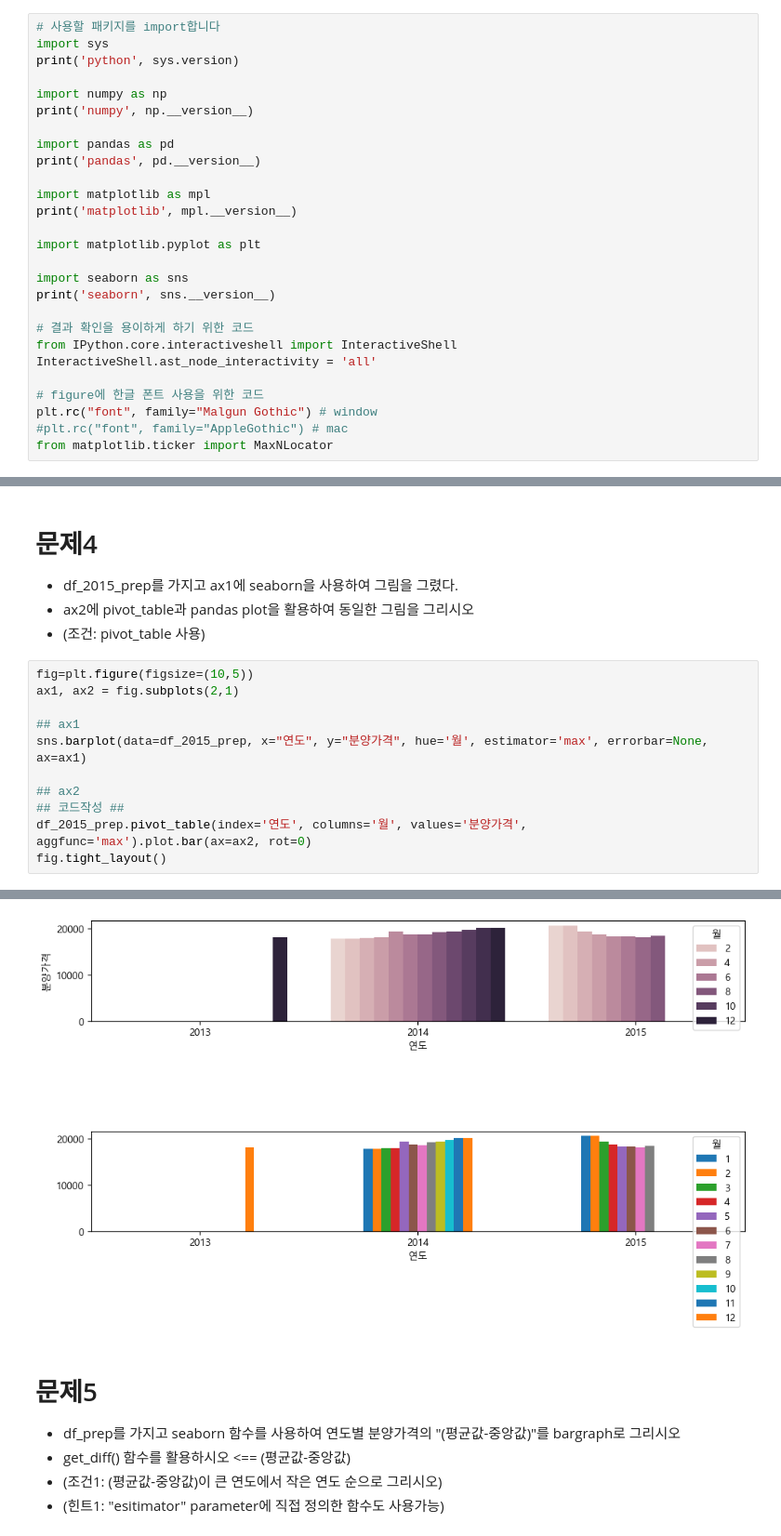
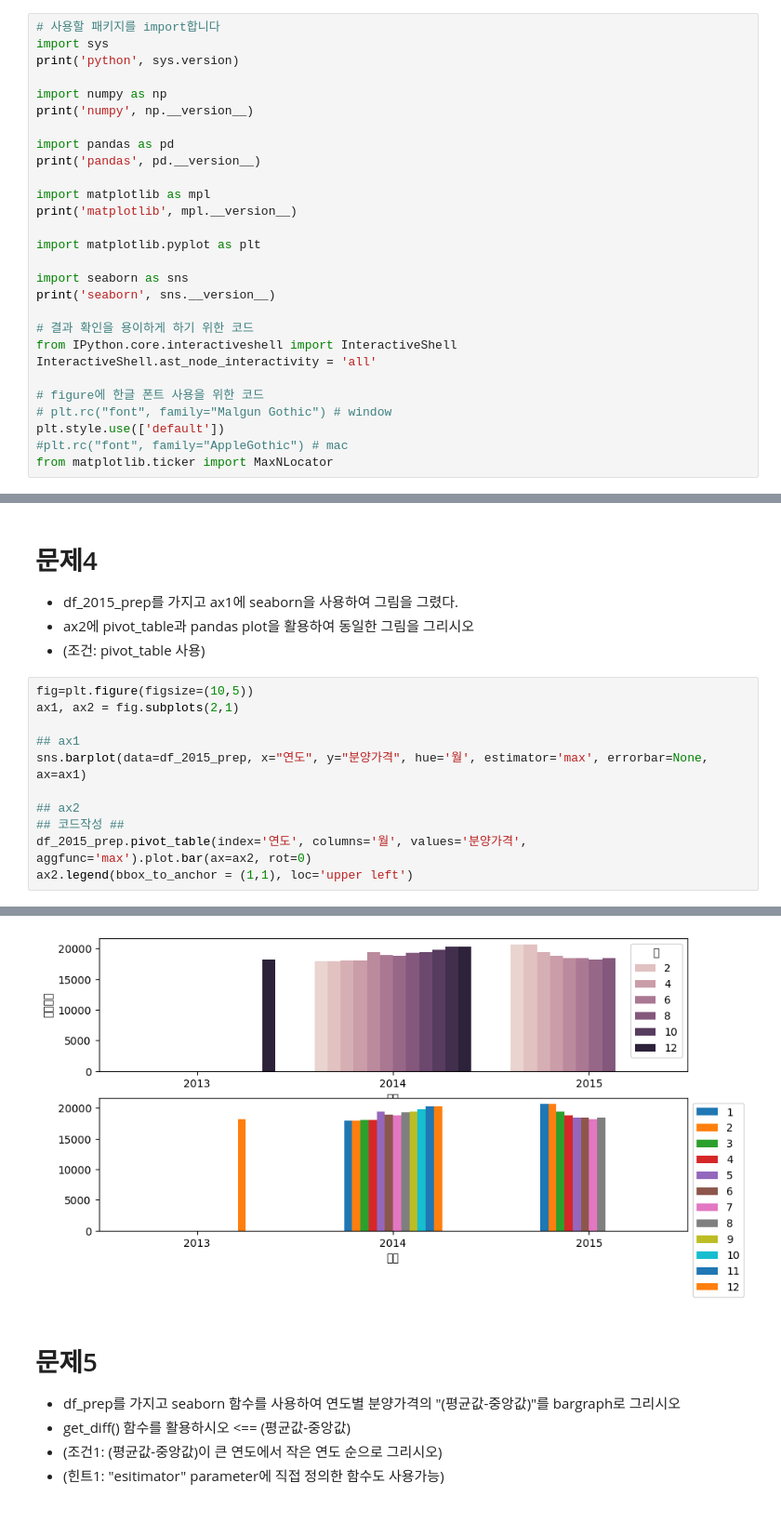
Before and after one commit to Woochang4862/USW-Public-Data-Analysis, a Jupyter notebook: pda_7w/2025_금_공공데이터분석_중간_문제(21016019_맹영민).ipynb, the cells around one changed output, grey strips where cells are left out. Shown at 93% size. Cells and saved outputs as stored; diff of their text form.

```diff
--- a/pda_7w/2025_금_공공데이터분석_중간_문제(21016019_맹영민).ipynb
+++ b/pda_7w/2025_금_공공데이터분석_중간_문제(21016019_맹영민).ipynb
@@ -52,7 +52,8 @@ from IPython.core.interactiveshell import InteractiveShell
 InteractiveShell.ast_node_interactivity = 'all'
 
 # figure에 한글 폰트 사용을 위한 코드
-plt.rc("font", family="Malgun Gothic") # window
+# plt.rc("font", family="Malgun Gothic") # window
+plt.style.use(['default'])
 #plt.rc("font", family="AppleGothic") # mac
 from matplotlib.ticker import MaxNLocator
 # %% [output]
@@ -259,7 +261,7 @@ sns.barplot(data=df_2015_prep, x="연도", y="분양가격", hue='월', estimato
 ## ax2
 ## 코드작성 ##
 df_2015_prep.pivot_table(index='연도', columns='월', values='분양가격', aggfunc='max').plot.bar(ax=ax2, rot=0)
-fig.tight_layout()
+ax2.legend(bbox_to_anchor = (1,1), loc='upper left')
 # %% [output]
 <Axes: xlabel='연도', ylabel='분양가격'>
 <Axes: xlabel='연도'>
@@ -266,4 +269,4 @@ fig.tight_layout()
-[figure, old version]
+[figure, new version]
 # %% [markdown]
 # 문제5
 * df_prep를 가지고 seaborn 함수를 사용하여 연도별 분양가격의 "(평균값-중앙값)"를 bargraph로 그리시오
```
Also changed, not shown: parts of 9 cells of this notebook, 2 other files.
